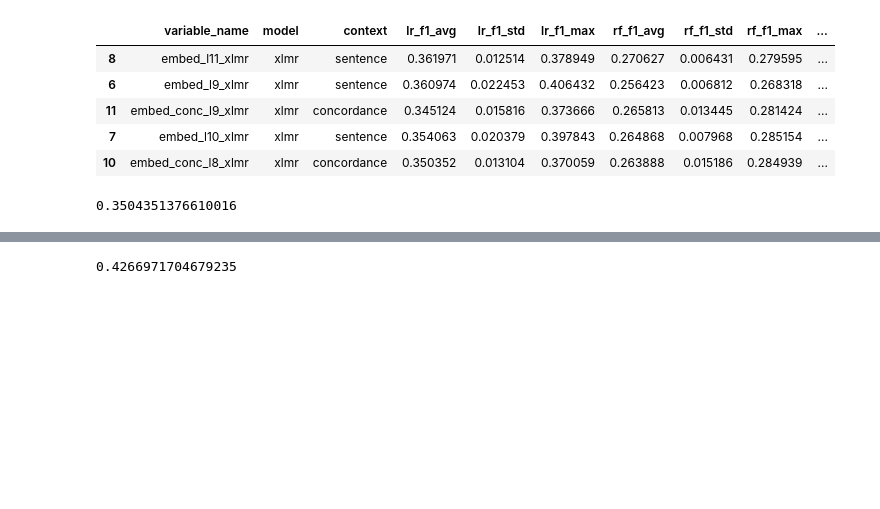
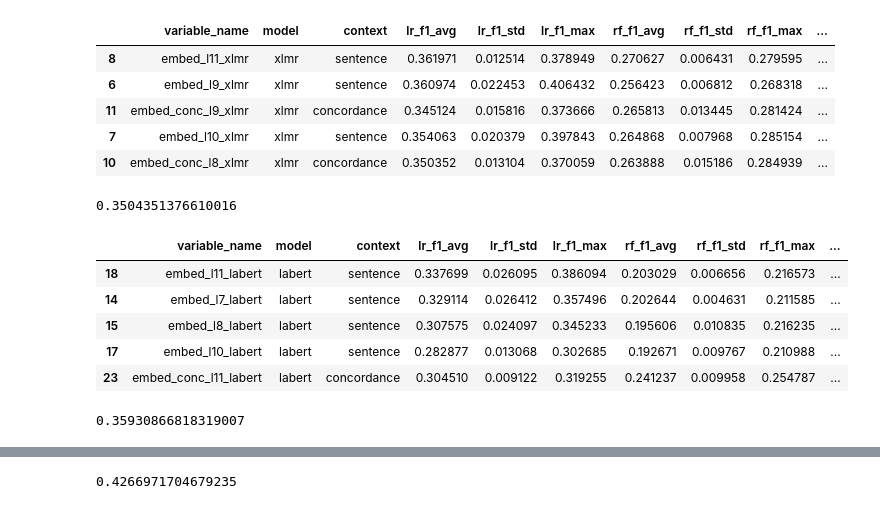
Before and after one commit to CCS-ZCU/labyrinth, a Jupyter notebook: scripts/4_labyrinth_classification-models.ipynb, the cells around one changed output, grey strips where cells are left out. Saved outputs shown, nothing was run; the diff lists cells and outputs as text; code cells hidden in the pictures; blank space fills up the shorter version.

```diff
--- a/scripts/4_labyrinth_classification-models.ipynb
+++ b/scripts/4_labyrinth_classification-models.ipynb
@@ -652,6 +652,26 @@ y_preds[title] = y_pred
 f1
 # %% [output]
 0.3504351376610016
+# %%
+results_df[(results_df["emb_type"]=="contextual") & (results_df["model"]=="labert")].sort_values("best_model_f1_performance", ascending=False).head(5)
+# %% [output]
+|  | variable_name | model | context | lr_f1_avg | lr_f1_std | lr_f1_max | rf_f1_avg | rf_f1_std | rf_f1_max | ... |
+| 18 | embed_l11_labert | labert | sentence | 0.337699 | 0.026095 | 0.386094 | 0.203029 | 0.006656 | 0.216573 | ... |
+| 14 | embed_l7_labert | labert | sentence | 0.329114 | 0.026412 | 0.357496 | 0.202644 | 0.004631 | 0.211585 | ... |
+| 15 | embed_l8_labert | labert | sentence | 0.307575 | 0.024097 | 0.345233 | 0.195606 | 0.010835 | 0.216235 | ... |
+| 17 | embed_l10_labert | labert | sentence | 0.282877 | 0.013068 | 0.302685 | 0.192671 | 0.009767 | 0.210988 | ... |
+| 23 | embed_conc_l11_labert | labert | concordance | 0.304510 | 0.009122 | 0.319255 | 0.241237 | 0.009958 | 0.254787 | ... |
+# %%
+# best performing contextual
+X = np.stack(labyrinthus_df["embed_l11_labert"])
+y_pred = cross_val_predict(mlp, X, y, cv=cv)
+acc = accuracy_score(y, y_pred)
+f1 = f1_score(y, y_pred, average="macro")
+title = "embed_l11_labert" + "_mlp"
+y_preds[title] = y_pred
+f1
+# %% [output]
+0.35930866818319007
 # %%
 # best attention model
 results_df[results_df["emb_type"]=="attention_raw"].sort_values("best_model_f1_performance", ascending=False).head(5)
```
Also changed, not shown: parts of 6 cells of this notebook, 4 other files.
